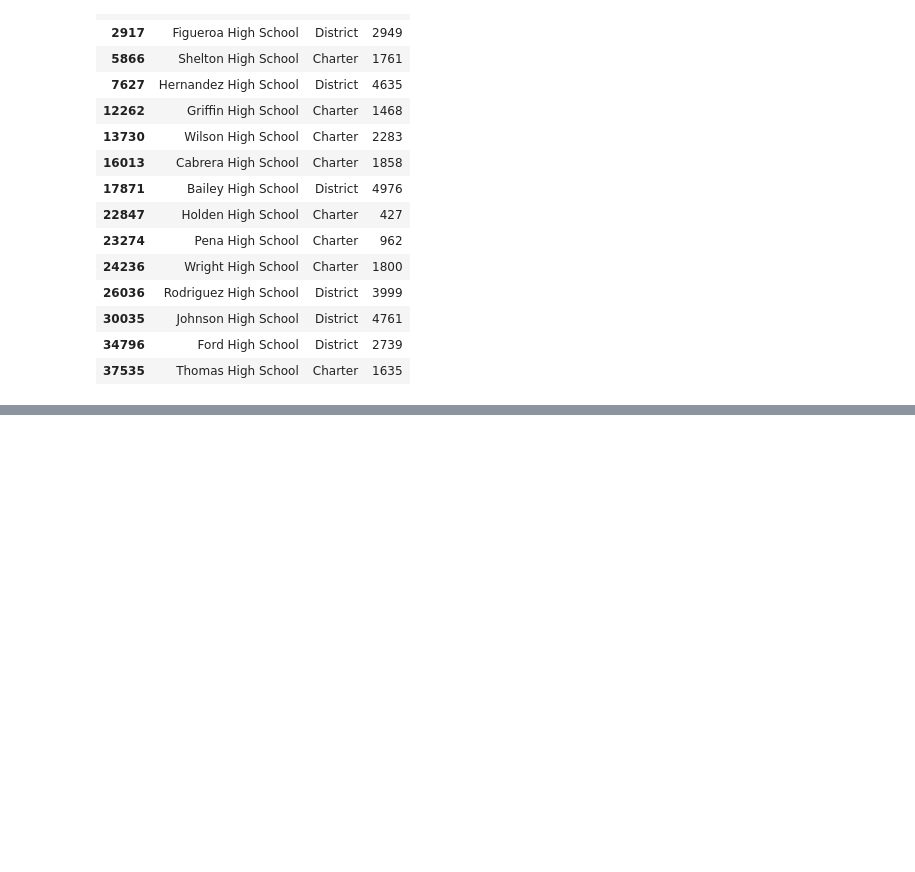
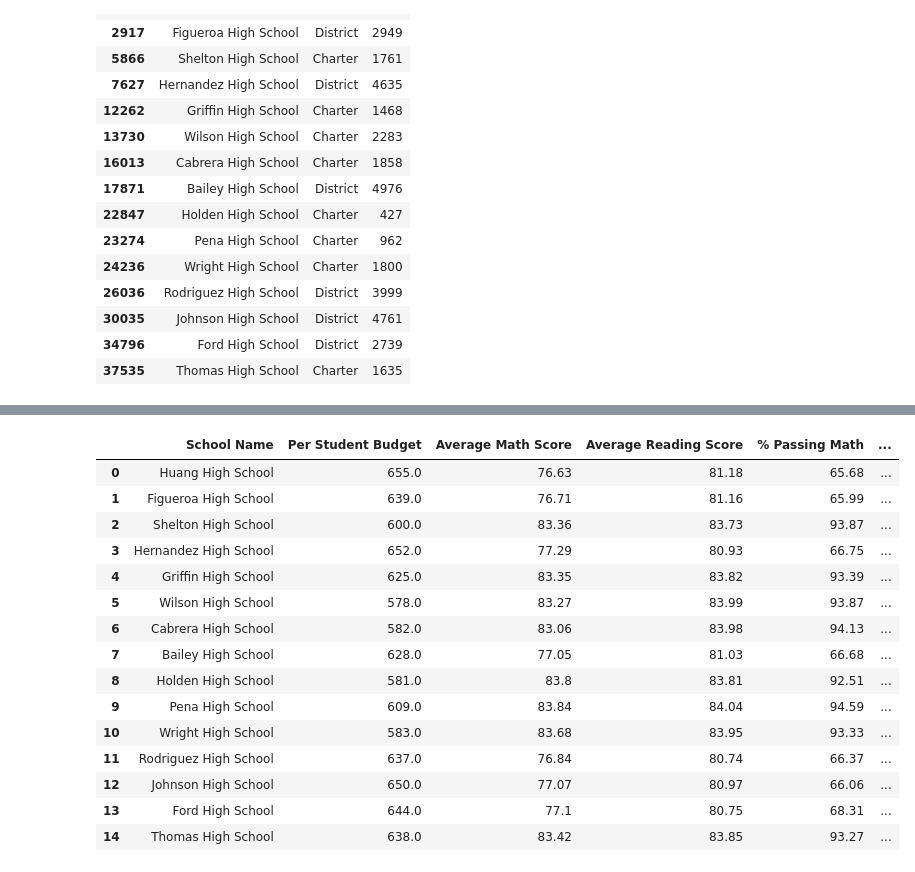
Before and after one commit to Jon-Pierson/pandas-challenge, a Jupyter notebook: PyCitySchools/main.ipynb, the cells around one changed output, grey strips where cells are left out. Cells and saved outputs as stored; diff of their text form; code cells hidden in the pictures; blank space fills up the shorter version.

```diff
--- a/PyCitySchools/main.ipynb
+++ b/PyCitySchools/main.ipynb
@@ -711,0 +764,25 @@ scores_by_analysis
+# %%
+# Convert test scores and % passing back to numeric values
+spending_analysis.loc[:, 'Average Math Score'] = spending_analysis['Average Math Score'].str.replace('%', '').astype(float)
+spending_analysis.loc[:, 'Average Reading Score'] = spending_analysis['Average Reading Score'].str.replace('%', '').astype(float)
+spending_analysis.loc[:, '% Passing Math'] = spending_analysis['% Passing Math'].str.replace('%', '').astype(float)
+spending_analysis.loc[:, '% Passing Reading'] = spending_analysis['% Passing Reading'].str.replace('%', '').astype(float)
+spending_analysis.loc[:, '% Overall Passing'] = spending_analysis['% Overall Passing'].str.replace('%', '').astype(float)
+spending_analysis
+# %% [output]
+|  | School Name | Per Student Budget | Average Math Score | Average Reading Score | % Passing Math | ... |
+| 0 | Huang High School | 655.0 | 76.63 | 81.18 | 65.68 | ... |
+| 1 | Figueroa High School | 639.0 | 76.71 | 81.16 | 65.99 | ... |
+| 2 | Shelton High School | 600.0 | 83.36 | 83.73 | 93.87 | ... |
+| 3 | Hernandez High School | 652.0 | 77.29 | 80.93 | 66.75 | ... |
+| 4 | Griffin High School | 625.0 | 83.35 | 83.82 | 93.39 | ... |
+| 5 | Wilson High School | 578.0 | 83.27 | 83.99 | 93.87 | ... |
+| 6 | Cabrera High School | 582.0 | 83.06 | 83.98 | 94.13 | ... |
+| 7 | Bailey High School | 628.0 | 77.05 | 81.03 | 66.68 | ... |
+| 8 | Holden High School | 581.0 | 83.8 | 83.81 | 92.51 | ... |
+| 9 | Pena High School | 609.0 | 83.84 | 84.04 | 94.59 | ... |
+| 10 | Wright High School | 583.0 | 83.68 | 83.95 | 93.33 | ... |
+| 11 | Rodriguez High School | 637.0 | 76.84 | 80.74 | 66.37 | ... |
+| 12 | Johnson High School | 650.0 | 77.07 | 80.97 | 66.06 | ... |
+| 13 | Ford High School | 644.0 | 77.1 | 80.75 | 68.31 | ... |
+| 14 | Thomas High School | 638.0 | 83.42 | 83.85 | 93.27 | ... |
```
Also changed, not shown: parts of 6 cells of this notebook.
